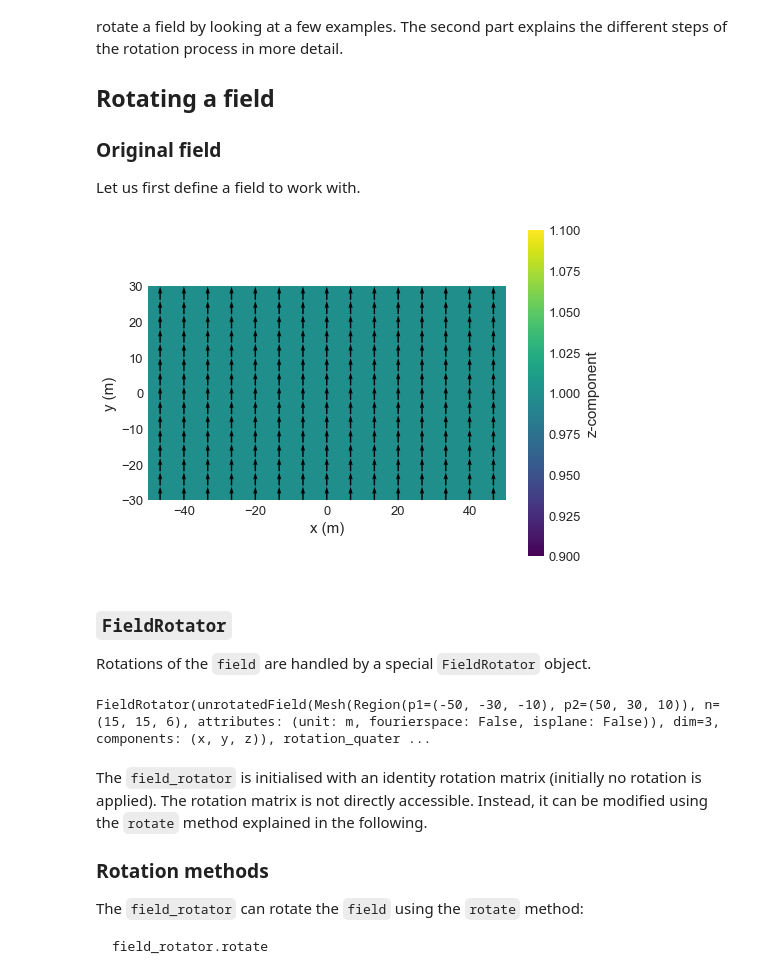
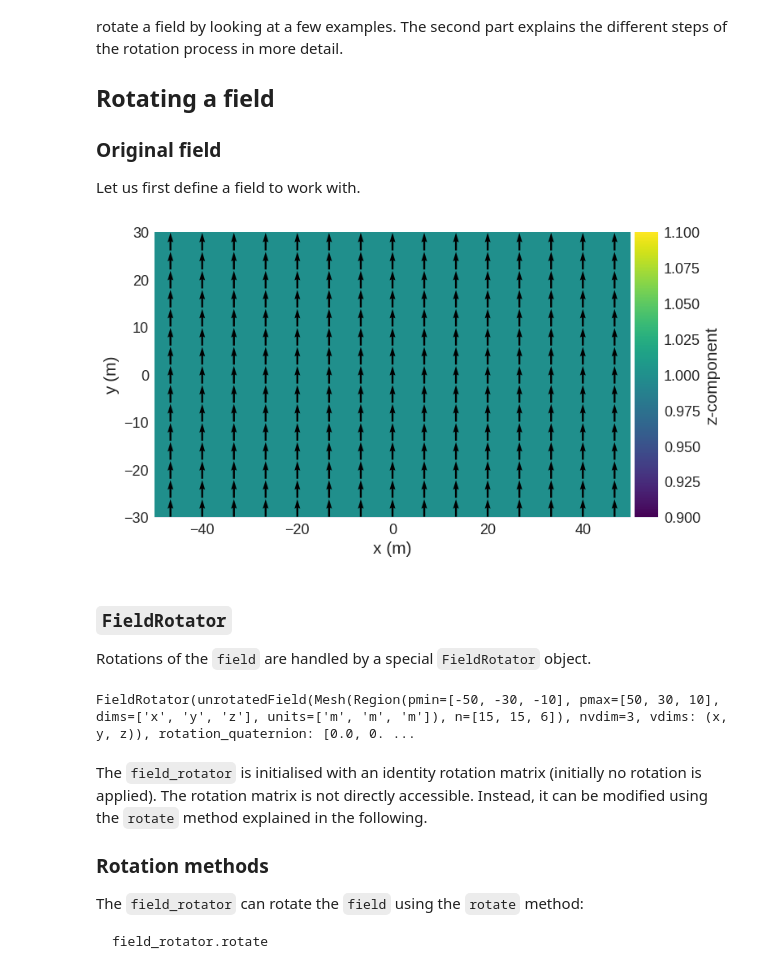
Before and after one commit to ubermag/discretisedfield, a Jupyter notebook: docs/field-rotations.ipynb, the cells around one changed output. Cells and saved outputs as stored; diff of their text form; code cells hidden in the pictures.

Commit message:
update notebook field rotations

```diff
--- a/docs/field-rotations.ipynb
+++ b/docs/field-rotations.ipynb
@@ -32,11 +32,11 @@ p1 = (-50, -30, -10)
 p2 = (50, 30, 10)
 n = (15, 15, 6)
 mesh = df.Mesh(p1=p1, p2=p2, n=n)
-field = df.Field(mesh, dim=3, value=(0, 1, 1))
+field = df.Field(mesh, nvdim=3, value=(0, 1, 1), valid='norm')
 # %%
-field.plane("z").mpl()
+field.sel("z").mpl()
 # %% [output]
-[figure, old version]
+[figure, new version]
 # %% [markdown]
 ### `FieldRotator`
 
@@ -46,7 +46,7 @@ field_rotator = df.FieldRotator(field)
 # %%
 field_rotator
 # %% [output]
-FieldRotator(unrotatedField(Mesh(Region(p1=(-50, -30, -10), p2=(50, 30, 10)), n=(15, 15, 6), attributes: (unit: m, fourierspace: False, isplane: False)), dim=3, components: (x, y, z)), rotation_quater ...
+FieldRotator(unrotatedField(Mesh(Region(pmin=[-50, -30, -10], pmax=[50, 30, 10], dims=['x', 'y', 'z'], units=['m', 'm', 'm']), n=[15, 15, 6]), nvdim=3, vdims: (x, y, z)), rotation_quaternion: [0.0, 0. ...
 # %% [markdown]
 The `field_rotator` is initialised with an identity rotation matrix (initially no rotation is applied). The rotation matrix is not directly accessible. Instead, it can be modified using the `rotate` method explained in the following.
 
```
Also changed, not shown: parts of 13 cells of this notebook.
